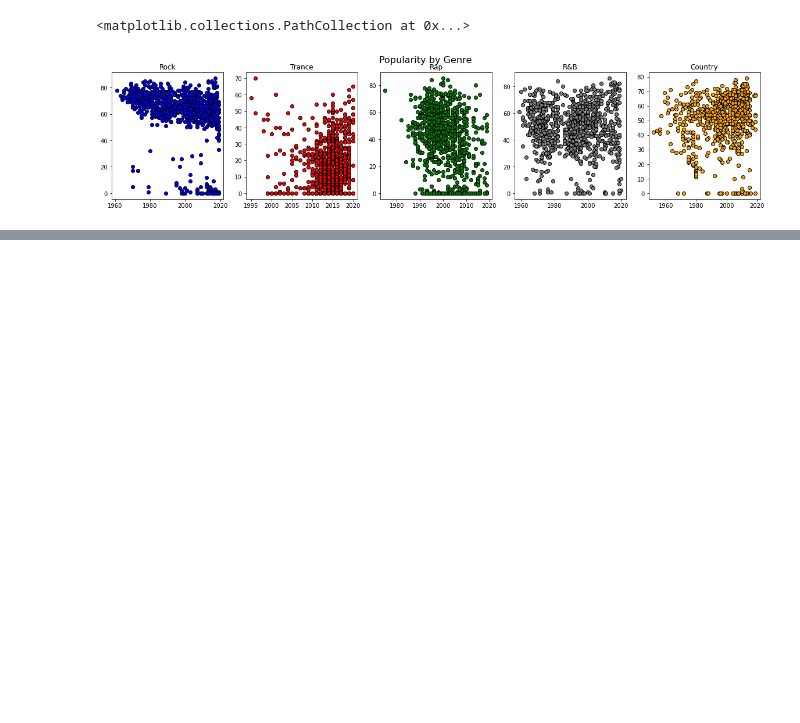
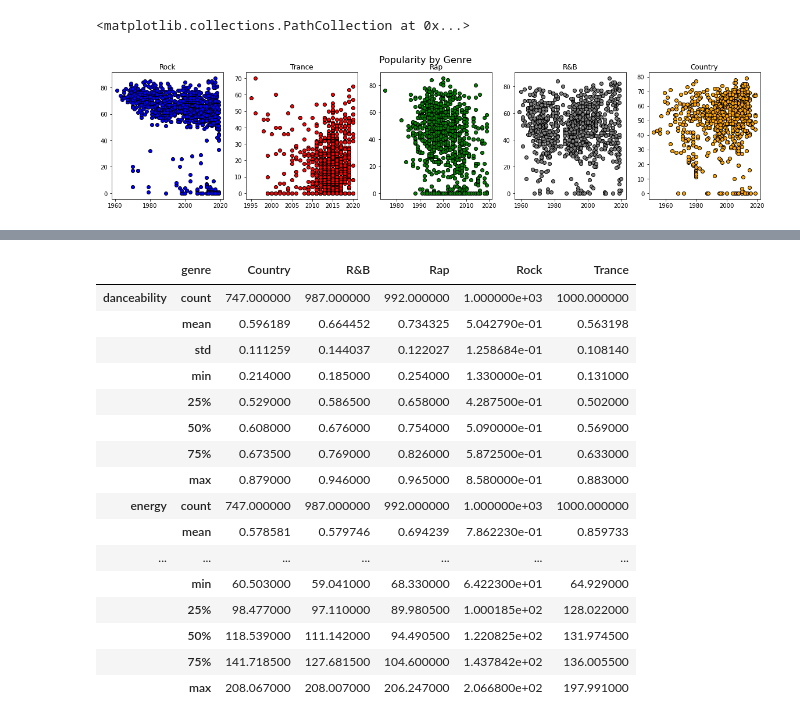
Before and after one commit to jacobpalinski/Spotify-Trends-, a Jupyter notebook: Spotify.ipynb, the cells around one changed output, grey strips where cells are left out. Saved outputs shown, nothing was run; the diff lists cells and outputs as text; code cells hidden in the pictures; blank space fills up the shorter version.

```diff
--- a/Spotify.ipynb
+++ b/Spotify.ipynb
@@ -553,0 +602,22 @@ distribution=sns.boxplot(x='genre',y='track.duration',data=df,order=['Rock','Tra
+# %%
+#Summary of Audio Feautres
+pd.set_option('display.max_rows',100)
+df.groupby('genre').describe(include='float64').T
+# %% [output]
+|  | genre | Country | R&B | Rap | Rock | Trance |
+| danceability | count | 747.000000 | 987.000000 | 992.000000 | 1.000000e+03 | 1000.000000 |
+|  | mean | 0.596189 | 0.664452 | 0.734325 | 5.042790e-01 | 0.563198 |
+|  | std | 0.111259 | 0.144037 | 0.122027 | 1.258684e-01 | 0.108140 |
+|  | min | 0.214000 | 0.185000 | 0.254000 | 1.330000e-01 | 0.131000 |
+|  | 25% | 0.529000 | 0.586500 | 0.658000 | 4.287500e-01 | 0.502000 |
+|  | 50% | 0.608000 | 0.676000 | 0.754000 | 5.090000e-01 | 0.569000 |
+|  | 75% | 0.673500 | 0.769000 | 0.826000 | 5.872500e-01 | 0.633000 |
+|  | max | 0.879000 | 0.946000 | 0.965000 | 8.580000e-01 | 0.883000 |
+| energy | count | 747.000000 | 987.000000 | 992.000000 | 1.000000e+03 | 1000.000000 |
+|  | mean | 0.578581 | 0.579746 | 0.694239 | 7.862230e-01 | 0.859733 |
+| ... | ... | ... | ... | ... | ... | ... |
+|  | min | 60.503000 | 59.041000 | 68.330000 | 6.422300e+01 | 64.929000 |
+|  | 25% | 98.477000 | 97.110000 | 89.980500 | 1.000185e+02 | 128.022000 |
+|  | 50% | 118.539000 | 111.142000 | 94.490500 | 1.220825e+02 | 131.974500 |
+|  | 75% | 141.718500 | 127.681500 | 104.600000 | 1.437842e+02 | 136.005500 |
+|  | max | 208.067000 | 208.007000 | 206.247000 | 2.066800e+02 | 197.991000 |
```
Also changed, not shown: parts of 9 cells of this notebook.
